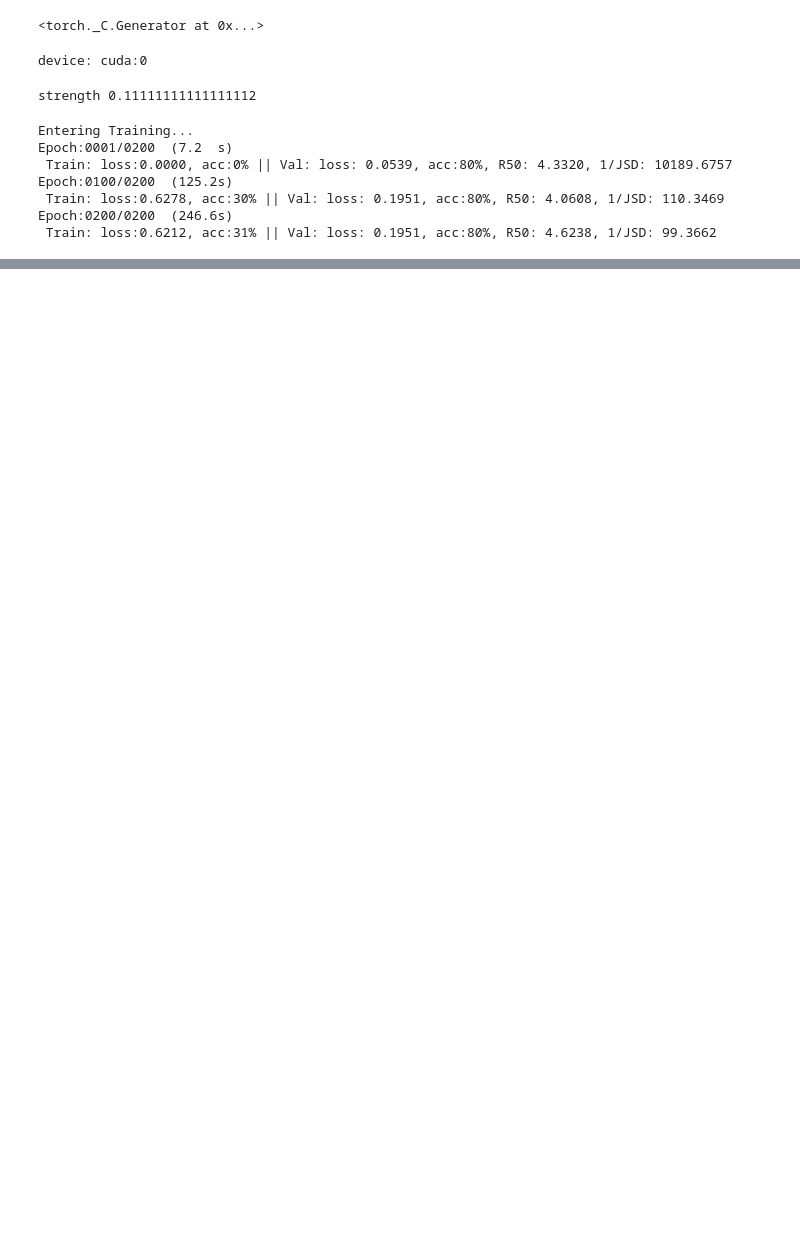
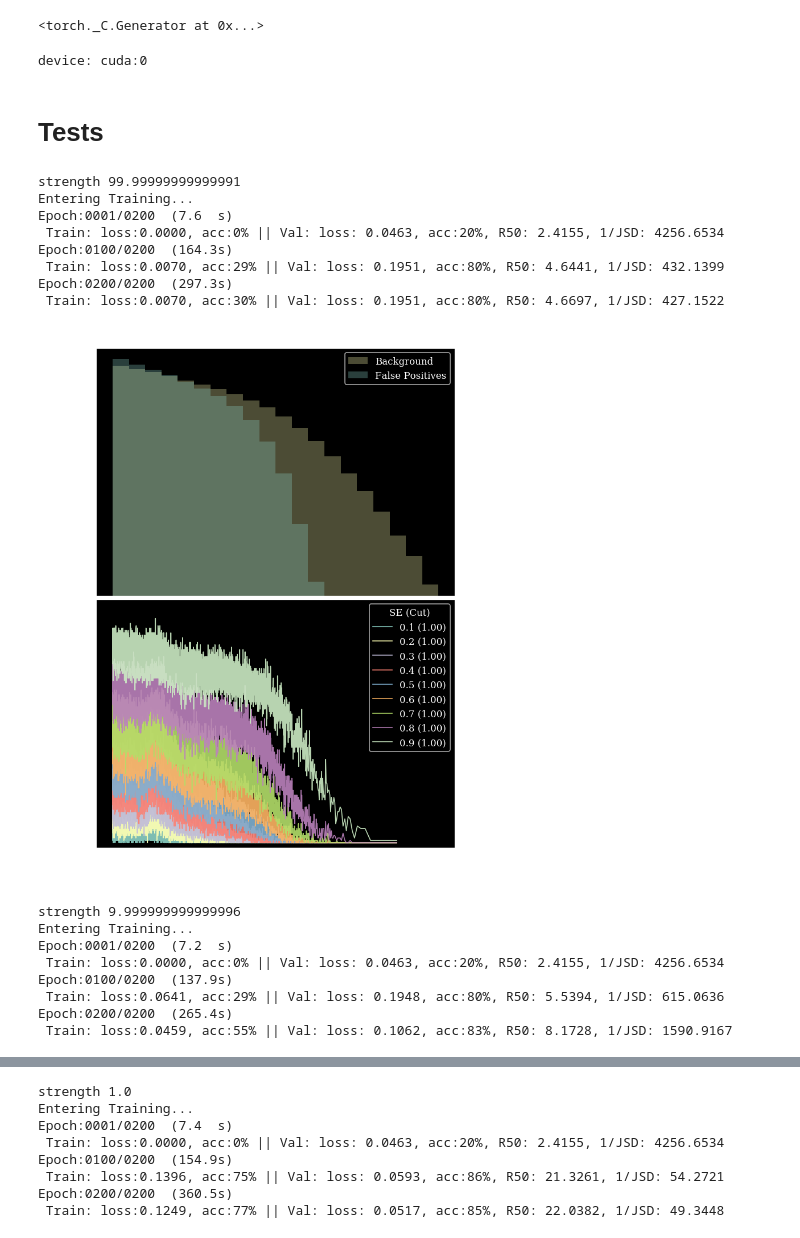
Before and after one commit to weissercn/UnbiasedML, a Jupyter notebook: UnbiasedML/nbs/W_FCN-main.ipynb, the cells around one changed output, grey strips where cells are left out. Drawn from its saved outputs; the diff is of its cells as text; code cells hidden in the pictures; blank space fills up the shorter version.

Commit message:
fixed bug of converegence to 1 at high flatness strength values and added DisCo loss nb

```diff
--- a/UnbiasedML/nbs/W_FCN-main.ipynb
+++ b/UnbiasedML/nbs/W_FCN-main.ipynb
@@ -22,7 +22,7 @@ torch.manual_seed(72)
 
     c = find_threshold(predictions,(y==0),0.5)
     fig, [ax,ax1] = plt.subplots(2,1,figsize=(6,8),dpi=120,sharex=True)
-    _,bins,_ = ax.hist(x_biased[(y==1)],bins=20,alpha=0.3,color='C1',label='Background',density=True,log=True)
+    _,bins,_ = ax.hist(x_biased[(y==1)],bins=50,alpha=0.3,color='C1',label='Background',density=True,log=True)
     ax.hist(x_biased[(y==1)&(predictions<c)],bins=bins,alpha=0.3,color='C0',label='False Positives',density=True,log=True)
     ax.set_ylabel("Normed Counts",fontsize=20)
     ax.set_title('{} (R50:{:.2f}, 1/JSD:{:.2f})'.format(name,R50,1/JSD))
@@ -94,10 +94,10 @@ test = (test-mindata)/(maxdata-mindata)
 print('device:', device)
 # %% [output]
 device: cuda:0
+# %% [markdown]
+# Tests
 # %%
-frac=1e-1
-print("strength",frac/(1-frac))
-params = {'epochs'     : 400,
+params = {'epochs'     : 200,
           'interval'   : 100,
           'batch_size' : 4096,
           'shuffle'    : True,
@@ -106,30 +106,43 @@ params = {'epochs'     : 400,
           'device'     : device,
           'pass_x_biased':True,
          }
-metrics_train_L = Metrics()
-metrics_val_L = Metrics(validation=True)
-# %% [output]
-strength 0.11111111111111112
 # %%
-torch.manual_seed(777)
-model_L = Classifier().to(device)
-optimizer = torch.optim.SGD(model_L.parameters(),lr=2e-1,momentum=0.)
-loss =  FlatLoss(labels=traindataset.labels,frac=frac,sbins=100)
-scheduler = torch.optim.lr_scheduler.StepLR(optimizer,step_size=200, gamma=0.9)
-log=Logger("./logs/logWFCNflatLoss3.txt")
-model_L.fit(traindataset=traindataset,
-            valdataset=valdataset,
-            optimizer=optimizer,
-            loss=loss,
-            **params,
-            log=log,
-          #scheduler=scheduler,
-          metrics=[metrics_train_L,metrics_val_L])
+for i,strength in enumerate([100,10,1,1e-1,1e-2,1e-3]):
+    frac = strength/(1+strength)
+    print("strength",frac/(1-frac))
+    metrics_train_L = Metrics()
+    metrics_val_L = Metrics(validation=True)
+
+    torch.manual_seed(777)
+    model_L = Classifier().to(device)
+    optimizer = torch.optim.SGD(model_L.parameters(),lr=2e-1,momentum=0.)
+    loss =  FlatLoss(labels=traindataset.labels,frac=frac,sbins=100)
+    scheduler = torch.optim.lr_scheduler.StepLR(optimizer,step_size=200, gamma=0.9)
+    log=Logger("./logs/logWFCNflatLoss({:.2f}).txt".format(frac))
+    model_L.fit(traindataset=traindataset,
+                valdataset=valdataset,
+                optimizer=optimizer,
+                loss=loss,
+                **params,
+                log=log,
+              #scheduler=scheduler,
+              metrics=[metrics_train_L,metrics_val_L])
+    plot_stuff(model=model_L,name="Flat DNN",X=test[:,1:11],y=test[:,-1],x_biased=test[:,0])
 # %% [output]
+strength 99.99999999999991
 Entering Training...
-Epoch:0001/0200  (7.2  s)
- Train: loss:0.0000, acc:0% || Val: loss: 0.0539, acc:80%, R50: 4.3320, 1/JSD: 10189.6757
-Epoch:0100/0200  (125.2s)
- Train: loss:0.6278, acc:30% || Val: loss: 0.1951, acc:80%, R50: 4.0608, 1/JSD: 110.3469
-Epoch:0200/0200  (246.6s)
- Train: loss:0.6212, acc:31% || Val: loss: 0.1951, acc:80%, R50: 4.6238, 1/JSD: 99.3662
+Epoch:0001/0200  (7.6  s)
+ Train: loss:0.0000, acc:0% || Val: loss: 0.0463, acc:20%, R50: 2.4155, 1/JSD: 4256.6534
+Epoch:0100/0200  (164.3s)
+ Train: loss:0.0070, acc:29% || Val: loss: 0.1951, acc:80%, R50: 4.6441, 1/JSD: 432.1399
+Epoch:0200/0200  (297.3s)
+ Train: loss:0.0070, acc:30% || Val: loss: 0.1951, acc:80%, R50: 4.6697, 1/JSD: 427.1522
+[figure, added]
+strength 9.999999999999996
+Entering Training...
+Epoch:0001/0200  (7.2  s)
+ Train: loss:0.0000, acc:0% || Val: loss: 0.0463, acc:20%, R50: 2.4155, 1/JSD: 4256.6534
+Epoch:0100/0200  (137.9s)
+ Train: loss:0.0641, acc:29% || Val: loss: 0.1948, acc:80%, R50: 5.5394, 1/JSD: 615.0636
+Epoch:0200/0200  (265.4s)
+ Train: loss:0.0459, acc:55% || Val: loss: 0.1062, acc:83%, R50: 8.1728, 1/JSD: 1590.9167
@@ -135,0 +150,8 @@ Epoch:0200/0200  (246.6s)
+strength 1.0
+Entering Training...
+Epoch:0001/0200  (7.4  s)
+ Train: loss:0.0000, acc:0% || Val: loss: 0.0463, acc:20%, R50: 2.4155, 1/JSD: 4256.6534
+Epoch:0100/0200  (154.9s)
+ Train: loss:0.1396, acc:75% || Val: loss: 0.0593, acc:86%, R50: 21.3261, 1/JSD: 54.2721
+Epoch:0200/0200  (360.5s)
+ Train: loss:0.1249, acc:77% || Val: loss: 0.0517, acc:85%, R50: 22.0382, 1/JSD: 49.3448
```
Also changed, not shown: parts of 17 cells of this notebook, 4 other files.
